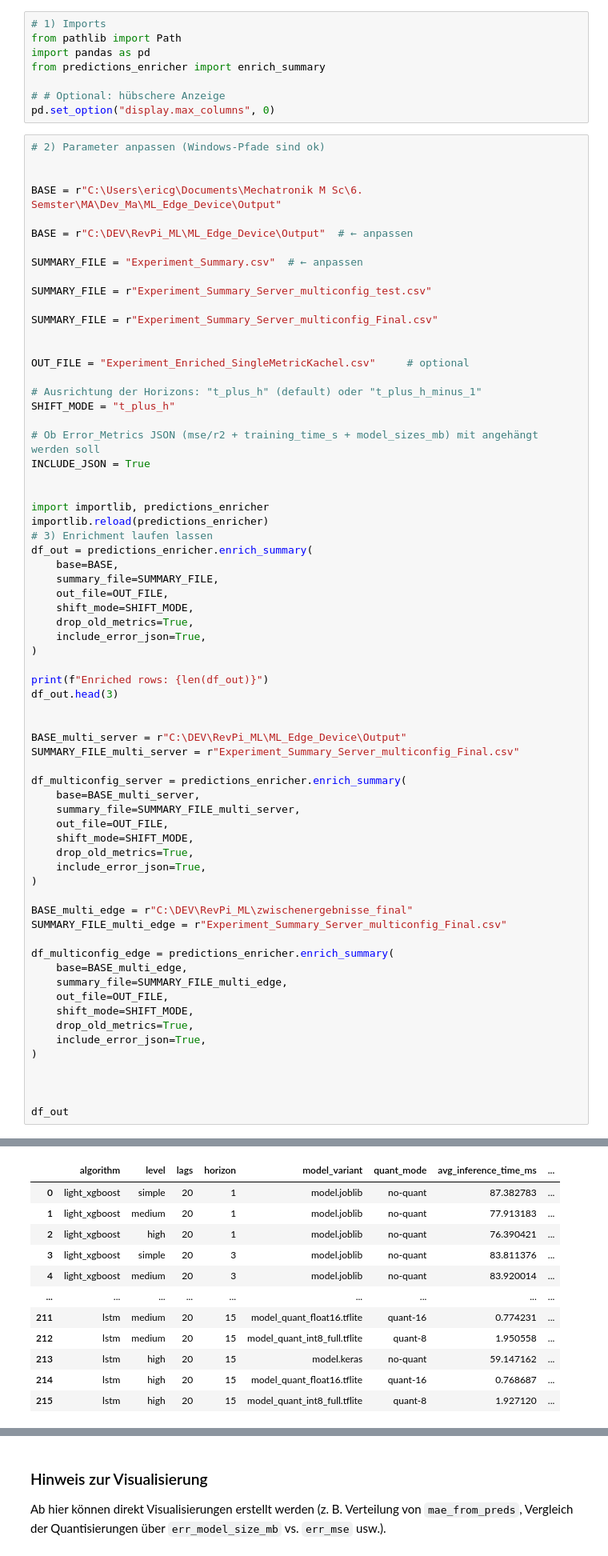
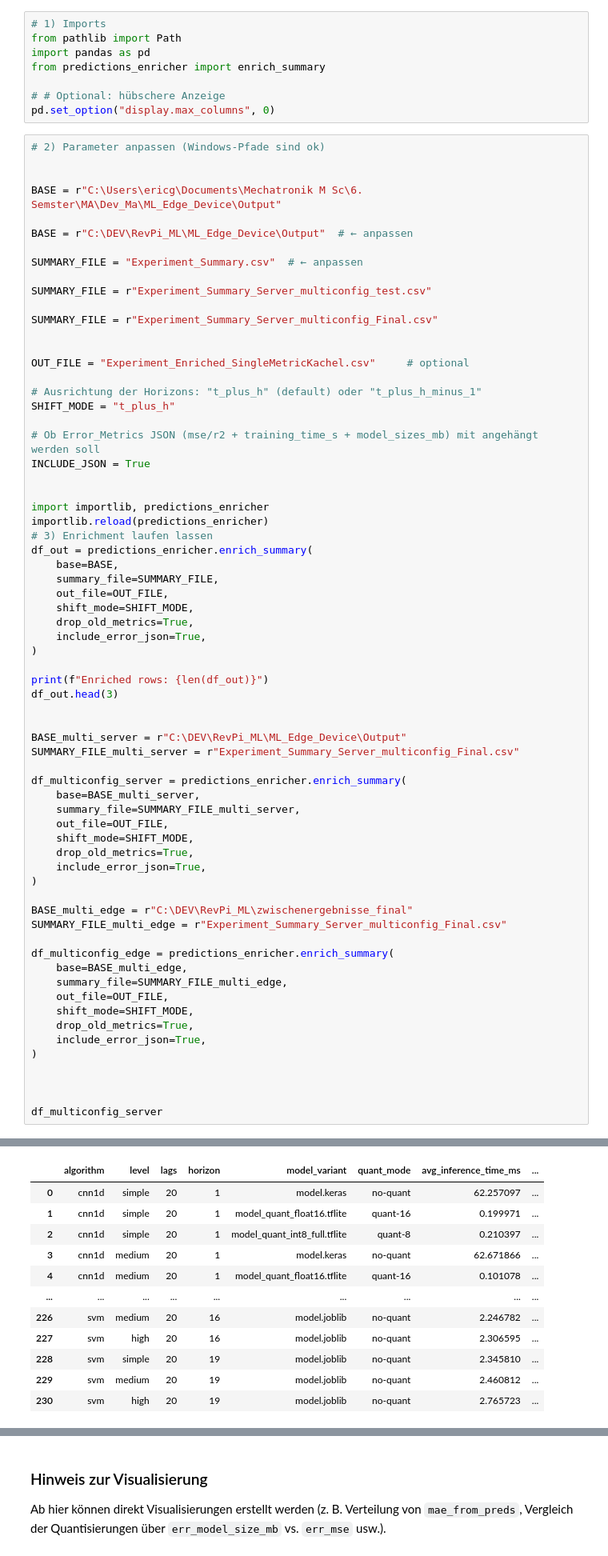
Before and after one commit to EricG99/ML_Edge_Device, a Jupyter notebook: evaluation/Experiment_Summary_Aggregator_UPDATED.ipynb, the cells around one changed output, grey strips where cells are left out. Shown at 80% size. Drawn from its saved outputs; the diff is of its cells as text.

```diff
--- a/evaluation/Experiment_Summary_Aggregator_UPDATED.ipynb
+++ b/evaluation/Experiment_Summary_Aggregator_UPDATED.ipynb
@@ -75,6 +75,6 @@ df_multiconfig_edge = predictions_enricher.enrich_summary(
 
 
 
-df_out
+df_multiconfig_server
 # %% [output]
 OK: Nur MAE/R² aus Predictions übernommen → C:\DEV\RevPi_ML\ML_Edge_Device\Output\Analysis\Experiment_Enriched_SingleMetricKachel.csv
@@ -82,14 +82,14 @@ Enriched rows: 216
 OK: Nur MAE/R² aus Predictions übernommen → C:\DEV\RevPi_ML\ML_Edge_Device\Output\Analysis\Experiment_Enriched_SingleMetricKachel.csv
 OK: Nur MAE/R² aus Predictions übernommen → C:\DEV\RevPi_ML\zwischenergebnisse_final\Analysis\Experiment_Enriched_SingleMetricKachel.csv
 |  | algorithm | level | lags | horizon | model_variant | quant_mode | avg_inference_time_ms | ... |
-| 0 | light_xgboost | simple | 20 | 1 | model.joblib | no-quant | 87.382783 | ... |
-| 1 | light_xgboost | medium | 20 | 1 | model.joblib | no-quant | 77.913183 | ... |
-| 2 | light_xgboost | high | 20 | 1 | model.joblib | no-quant | 76.390421 | ... |
-| 3 | light_xgboost | simple | 20 | 3 | model.joblib | no-quant | 83.811376 | ... |
-| 4 | light_xgboost | medium | 20 | 3 | model.joblib | no-quant | 83.920014 | ... |
+| 0 | cnn1d | simple | 20 | 1 | model.keras | no-quant | 62.257097 | ... |
+| 1 | cnn1d | simple | 20 | 1 | model_quant_float16.tflite | quant-16 | 0.199971 | ... |
+| 2 | cnn1d | simple | 20 | 1 | model_quant_int8_full.tflite | quant-8 | 0.210397 | ... |
+| 3 | cnn1d | medium | 20 | 1 | model.keras | no-quant | 62.671866 | ... |
+| 4 | cnn1d | medium | 20 | 1 | model_quant_float16.tflite | quant-16 | 0.101078 | ... |
 | ... | ... | ... | ... | ... | ... | ... | ... | ... |
-| 211 | lstm | medium | 20 | 15 | model_quant_float16.tflite | quant-16 | 0.774231 | ... |
-| 212 | lstm | medium | 20 | 15 | model_quant_int8_full.tflite | quant-8 | 1.950558 | ... |
-| 213 | lstm | high | 20 | 15 | model.keras | no-quant | 59.147162 | ... |
-| 214 | lstm | high | 20 | 15 | model_quant_float16.tflite | quant-16 | 0.768687 | ... |
-| 215 | lstm | high | 20 | 15 | model_quant_int8_full.tflite | quant-8 | 1.927120 | ... |
+| 226 | svm | medium | 20 | 16 | model.joblib | no-quant | 2.246782 | ... |
+| 227 | svm | high | 20 | 16 | model.joblib | no-quant | 2.306595 | ... |
+| 228 | svm | simple | 20 | 19 | model.joblib | no-quant | 2.345810 | ... |
+| 229 | svm | medium | 20 | 19 | model.joblib | no-quant | 2.460812 | ... |
+| 230 | svm | high | 20 | 19 | model.joblib | no-quant | 2.765723 | ... |
```
Also changed, not shown: parts of 2 cells of this notebook, 2 other files.
